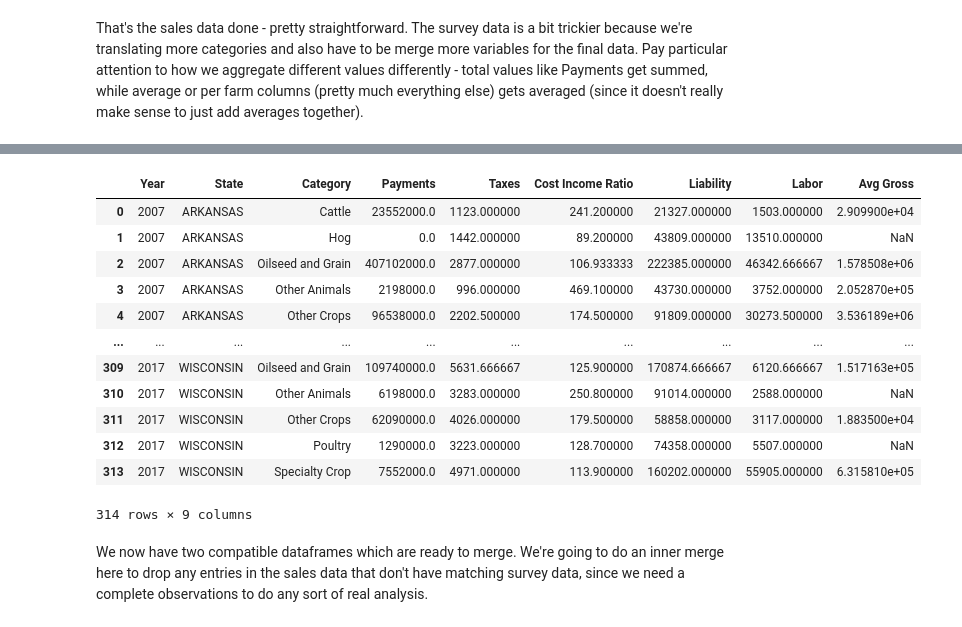
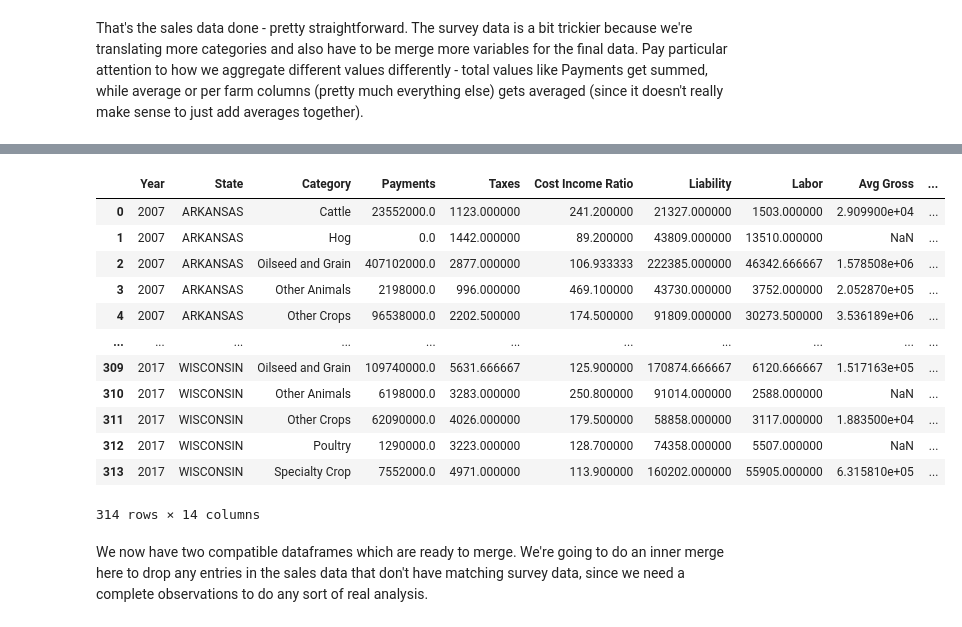
Before and after one commit to harplyon/CMPS6790FinalTutorial, a Jupyter notebook: LyonFinalTutorial.ipynb, the cells around one changed output, grey strips where cells are left out. Saved outputs shown, nothing was run; the diff lists cells and outputs as text; code cells hidden in the pictures.

```diff
--- a/LyonFinalTutorial.ipynb
+++ b/LyonFinalTutorial.ipynb
@@ -191,8 +203,16 @@ payments = requests.get("https://api.ers.usda.gov/data/arms/surveydata?api_key="
 taxes = requests.get("https://api.ers.usda.gov/data/arms/surveydata?api_key=" + api_key + "&year=" + ','.join(years) + "&state=" + ','.join(states) + "&variable=eftaxes&category=spec")
 cost_ratio = requests.get("https://api.ers.usda.gov/data/arms/surveydata?api_key=" + api_key + "&year=" + ','.join(years) + "&state=" + ','.join(states) + "&variable=freconum&category=spec")
 liabilities = requests.get("https://api.ers.usda.gov/data/arms/surveydata?api_key=" + api_key + "&year=" + ','.join(years) + "&state=" + ','.join(states) + "&variable=dtot&category=spec")
+
 labor_cost = requests.get("https://api.ers.usda.gov/data/arms/surveydata?api_key=" + api_key + "&year=" + ','.join(years) + "&state=" + ','.join(states) + "&variable=evlabor&category=spec")
 avg_gross = requests.get("https://api.ers.usda.gov/data/arms/surveydata?api_key=" + api_key + "&year=" + ','.join(years) + "&state=" + ','.join(states) + "&variable=igcfioth&category=spec")
+profit_margin = requests.get("https://api.ers.usda.gov/data/arms/surveydata?api_key=" + api_key + "&year=" + ','.join(years) + "&state=" + ','.join(states) + "&variable=fropmnum&category=spec")
+inventory_change = requests.get("https://api.ers.usda.gov/data/arms/surveydata?api_key=" + api_key + "&year=" + ','.join(years) + "&state=" + ','.join(states) + "&variable=ivalinv&category=spec")
+owners = requests.get("https://api.ers.usda.gov/data/arms/surveydata?api_key=" + api_key + "&year=" + ','.join(years) + "&state=" + ','.join(states) + "&variable=ten1&category=spec")
+part_owners = requests.get("https://api.ers.usda.gov/data/arms/surveydata?api_key=" + api_key + "&year=" + ','.join(years) + "&state=" + ','.join(states) + "&variable=ten2&category=spec")
+renters = requests.get("https://api.ers.usda.gov/data/arms/surveydata?api_key=" + api_key + "&year=" + ','.join(years) + "&state=" + ','.join(states) + "&variable=ten3&category=spec")
+no_high_school = requests.get("https://api.ers.usda.gov/data/arms/surveydata?api_key=" + api_key + "&year=" + ','.join(years) + "&state=" + ','.join(states) + "&variable=oped1&category=spec")
+college = requests.get("https://api.ers.usda.gov/data/arms/surveydata?api_key=" + api_key + "&year=" + ','.join(years) + "&state=" + ','.join(states) + "&variable=oped4&category=spec")
 # %% [markdown]
 Each of these requests gives us a json object, which contains a few bits of request information (status, time, record count, etc), but also all of the data. We can feed those into pandas to generate a dataframe:
 # %%
@@ -202,6 +222,12 @@ cost_ratio_df = pd.DataFrame(cost_ratio.json()['data'])
 liabilities_df = pd.DataFrame(liabilities.json()['data'])
 labor_cost_df = pd.DataFrame(labor_cost.json()['data'])
 avg_gross_df = pd.DataFrame(avg_gross.json()['data'])
+inventory_change_df = pd.DataFrame(inventory_change.json()['data'])
+owners_df = pd.DataFrame(owners.json()['data'])
+part_owners_df = pd.DataFrame(part_owners.json()['data'])
+renters_df = pd.DataFrame(renters.json()['data'])
+no_high_school_df = pd.DataFrame(no_high_school.json()['data'])
+college_df = pd.DataFrame(college.json()['data'])
 
 payments_df
 # %% [output]
@@ -228,6 +254,13 @@ cost_ratio_df = cost_ratio_df.loc[:, ['year', 'state', 'category_value', 'estima
 liabilities_df = liabilities_df.loc[:, ['year', 'state', 'category_value', 'estimate']].rename(columns={'year':'Year', 'state':'State', 'category_value':'Category', 'estimate':'Liability'})
 labor_cost_df = labor_cost_df.loc[:, ['year', 'state', 'category_value', 'estimate']].rename(columns={'year':'Year', 'state':'State', 'category_value':'Category', 'estimate':'Labor'})
 avg_gross_df = avg_gross_df.loc[:, ['year', 'state', 'category_value', 'estimate']].rename(columns={'year':'Year', 'state':'State', 'category_value':'Category', 'estimate':'Avg Gross'})
+inventory_change_df = inventory_change_df.loc[:, ['year', 'state', 'category_value', 'estimate']].rename(columns={'year':'Year', 'state':'State', 'category_value':'Category', 'estimate':'Inventory Change'})
+owners_df = owners_df.loc[:, ['year', 'state', 'category_value', 'estimate']].rename(columns={'year':'Year', 'state':'State', 'category_value':'Category', 'estimate':'Full Owners'})
+part_owners_df = part_owners_df.loc[:, ['year', 'state', 'category_value', 'estimate']].rename(columns={'year':'Year', 'state':'State', 'category_value':'Category', 'estimate':'Part Owners'})
+renters_df = renters_df.loc[:, ['year', 'state', 'category_value', 'estimate']].rename(columns={'year':'Year', 'state':'State', 'category_value':'Category', 'estimate':'Renters'})
+no_high_school_df = no_high_school_df.loc[:, ['year', 'state', 'category_value', 'estimate']].rename(columns={'year':'Year', 'state':'State', 'category_value':'Category', 'estimate':'No High School'})
+college_df = college_df.loc[:, ['year', 'state', 'category_value', 'estimate']].rename(columns={'year':'Year', 'state':'State', 'category_value':'Category', 'estimate':'College Graduates'})
+
 
 payments_df
 # %% [output]
@@ -248,7 +281,7 @@ payments_df
 We're going to do some additional processing here, but first we can join these requests so that we can stop keeping track of multiple dataframes.
 # %%
 # We'll package all the requests into a list so we can iterattively merge
-all_requests = [payments_df, taxes_df, cost_ratio_df, liabilities_df, labor_cost_df, avg_gross_df]
+all_requests = [payments_df, taxes_df, cost_ratio_df, liabilities_df, labor_cost_df, avg_gross_df, inventory_change_df, owners_df, part_owners_df, renters_df, no_high_school_df, college_df]
 
 #Our data isn't really big enough to make using reduce a large advantage here, but if we had either more rows or more frames we would see a large difference in speed
 survey_df = functools.reduce(lambda a, b : pd.merge(a, b, on=['Year', 'State', 'Category'], how='outer'), all_requests)
@@ -337,39 +379,40 @@ That's the sales data done - pretty straightforward. The survey data is a bit tr
 # %%
 #Because of the high degree of redundancy in the translations a function is prefered to a dictionary here
 def translate_survey_category(cat):
     if cat in ['General Cash Grains', 'Wheat', 'Corn', 'Soybean']:
         return 'Oilseed and Grain'
     if cat in ['Other Field Crops', 'Tobacco, Cotton, Peanuts']:
         return 'Other Crops'
     if cat in ['Cattle', 'Dairy']:
         return 'Cattle'
     if cat == 'Hogs':
         return 'Hog'
     if cat == 'Specialty Crops (F,V,N)':
         return 'Specialty Crop'
     if cat == 'All other livestock':
         return 'Other Animals'
     return cat
 
 #translating categories
 survey_df['Category'] = survey_df['Category'].map(translate_survey_category)
 #merging newly matched rows - we need to be careful to apply the correct kind of merge as we don't to sum averages
-survey_df = survey_df.groupby(['Year', 'State', 'Category']).agg({'Payments' : 'sum', 'Taxes' : 'mean', 'Cost Income Ratio' : 'mean', 'Liability' : 'mean', 'Labor' : 'mean', 'Avg Gross' : np.mean}).reset_index()
+survey_df = survey_df.groupby(['Year', 'State', 'Category']).agg({'Payments' : 'sum', 'Taxes' : 'mean', 'Cost Income Ratio' : 'mean', 'Liability' : 'mean', 'Labor' : 'mean', 'Avg Gross' : np.mean,
+                                                                  'Full Owners' : 'mean', 'Part Owners' : 'mean', 'Renters' : 'mean', 'No High School' : 'mean', 'College Graduates' : 'mean'}).reset_index()
 survey_df
 # %% [output]
-|  | Year | State | Category | Payments | Taxes | Cost Income Ratio | Liability | Labor | Avg Gross |
-| 0 | 2007 | ARKANSAS | Cattle | 23552000.0 | 1123.000000 | 241.200000 | 21327.000000 | 1503.000000 | 2.909900e+04 |
-| 1 | 2007 | ARKANSAS | Hog | 0.0 | 1442.000000 | 89.200000 | 43809.000000 | 13510.000000 | NaN |
-| 2 | 2007 | ARKANSAS | Oilseed and Grain | 407102000.0 | 2877.000000 | 106.933333 | 222385.000000 | 46342.666667 | 1.578508e+06 |
-| 3 | 2007 | ARKANSAS | Other Animals | 2198000.0 | 996.000000 | 469.100000 | 43730.000000 | 3752.000000 | 2.052870e+05 |
-| 4 | 2007 | ARKANSAS | Other Crops | 96538000.0 | 2202.500000 | 174.500000 | 91809.000000 | 30273.500000 | 3.536189e+06 |
-| ... | ... | ... | ... | ... | ... | ... | ... | ... | ... |
-| 309 | 2017 | WISCONSIN | Oilseed and Grain | 109740000.0 | 5631.666667 | 125.900000 | 170874.666667 | 6120.666667 | 1.517163e+05 |
-| 310 | 2017 | WISCONSIN | Other Animals | 6198000.0 | 3283.000000 | 250.800000 | 91014.000000 | 2588.000000 | NaN |
-| 311 | 2017 | WISCONSIN | Other Crops | 62090000.0 | 4026.000000 | 179.500000 | 58858.000000 | 3117.000000 | 1.883500e+04 |
-| 312 | 2017 | WISCONSIN | Poultry | 1290000.0 | 3223.000000 | 128.700000 | 74358.000000 | 5507.000000 | NaN |
-| 313 | 2017 | WISCONSIN | Specialty Crop | 7552000.0 | 4971.000000 | 113.900000 | 160202.000000 | 55905.000000 | 6.315810e+05 |
+|  | Year | State | Category | Payments | Taxes | Cost Income Ratio | Liability | Labor | Avg Gross | ... |
+| 0 | 2007 | ARKANSAS | Cattle | 23552000.0 | 1123.000000 | 241.200000 | 21327.000000 | 1503.000000 | 2.909900e+04 | ... |
+| 1 | 2007 | ARKANSAS | Hog | 0.0 | 1442.000000 | 89.200000 | 43809.000000 | 13510.000000 | NaN | ... |
+| 2 | 2007 | ARKANSAS | Oilseed and Grain | 407102000.0 | 2877.000000 | 106.933333 | 222385.000000 | 46342.666667 | 1.578508e+06 | ... |
+| 3 | 2007 | ARKANSAS | Other Animals | 2198000.0 | 996.000000 | 469.100000 | 43730.000000 | 3752.000000 | 2.052870e+05 | ... |
+| 4 | 2007 | ARKANSAS | Other Crops | 96538000.0 | 2202.500000 | 174.500000 | 91809.000000 | 30273.500000 | 3.536189e+06 | ... |
+| ... | ... | ... | ... | ... | ... | ... | ... | ... | ... | ... |
+| 309 | 2017 | WISCONSIN | Oilseed and Grain | 109740000.0 | 5631.666667 | 125.900000 | 170874.666667 | 6120.666667 | 1.517163e+05 | ... |
+| 310 | 2017 | WISCONSIN | Other Animals | 6198000.0 | 3283.000000 | 250.800000 | 91014.000000 | 2588.000000 | NaN | ... |
+| 311 | 2017 | WISCONSIN | Other Crops | 62090000.0 | 4026.000000 | 179.500000 | 58858.000000 | 3117.000000 | 1.883500e+04 | ... |
+| 312 | 2017 | WISCONSIN | Poultry | 1290000.0 | 3223.000000 | 128.700000 | 74358.000000 | 5507.000000 | NaN | ... |
+| 313 | 2017 | WISCONSIN | Specialty Crop | 7552000.0 | 4971.000000 | 113.900000 | 160202.000000 | 55905.000000 | 6.315810e+05 | ... |
-314 rows × 9 columns
+314 rows × 14 columns
 # %% [markdown]
 We now have two compatible dataframes which are ready to merge. We're going to do an inner merge here to drop any entries in the sales data that don't have matching survey data, since we need a complete observations to do any sort of real analysis.
 # %%
```
Also changed, not shown: parts of 75 cells of this notebook, 1 other file.
